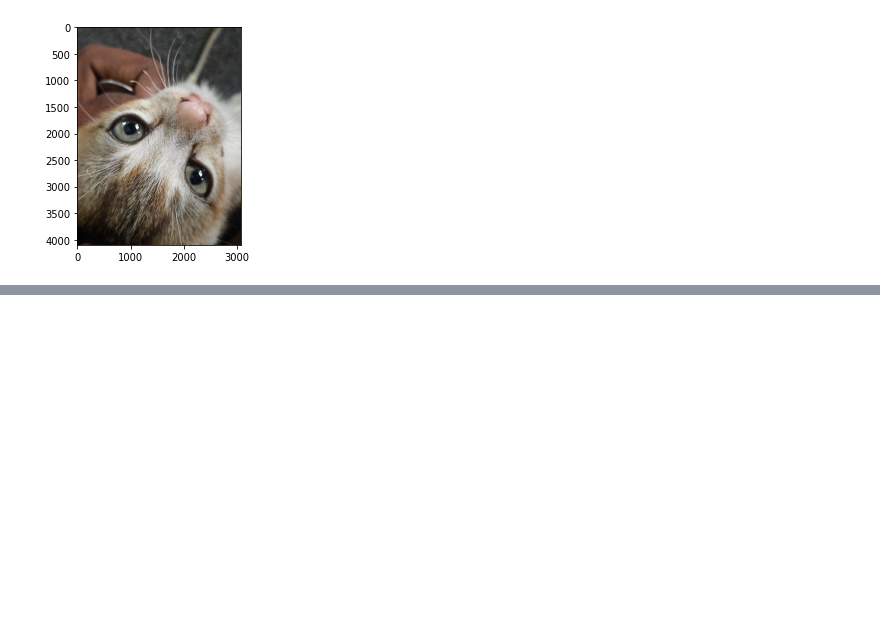
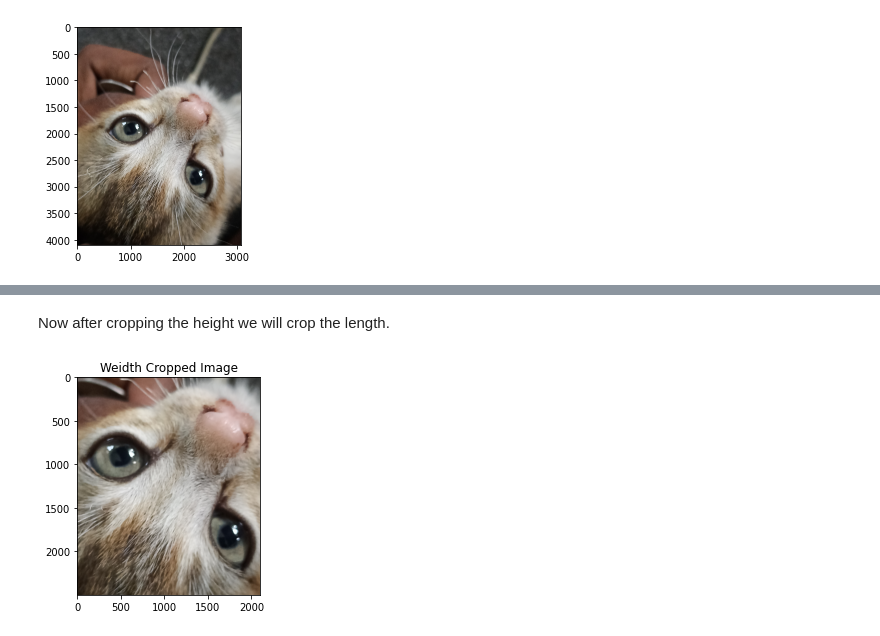
Before and after one commit to codeXpawan/OpenCV_Practice, a Jupyter notebook: OpenCV.ipynb, the cells around one changed output, grey strips where cells are left out. Cells and saved outputs as stored; diff of their text form; code cells hidden in the pictures; blank space fills up the shorter version.

Commit message:
cropping done

```diff
--- a/OpenCV.ipynb
+++ b/OpenCV.ipynb
@@ -21,0 +33,11 @@ plt.show()
+# %% [markdown]
+Now after cropping the height we will crop the length.
+# %%
+left = 500     #left pixel is defined
+right = 2600   #right pixel is defined
+img_crop_weidth = img_crop_height[:,left:right]
+plt.imshow(cv.cvtColor(img_crop_weidth,cv.COLOR_RGB2BGR))
+plt.title("Weidth Cropped Image")
+plt.show()
+# %% [output]
+[figure, added]
```
Also changed, not shown: parts of 2 cells of this notebook.
